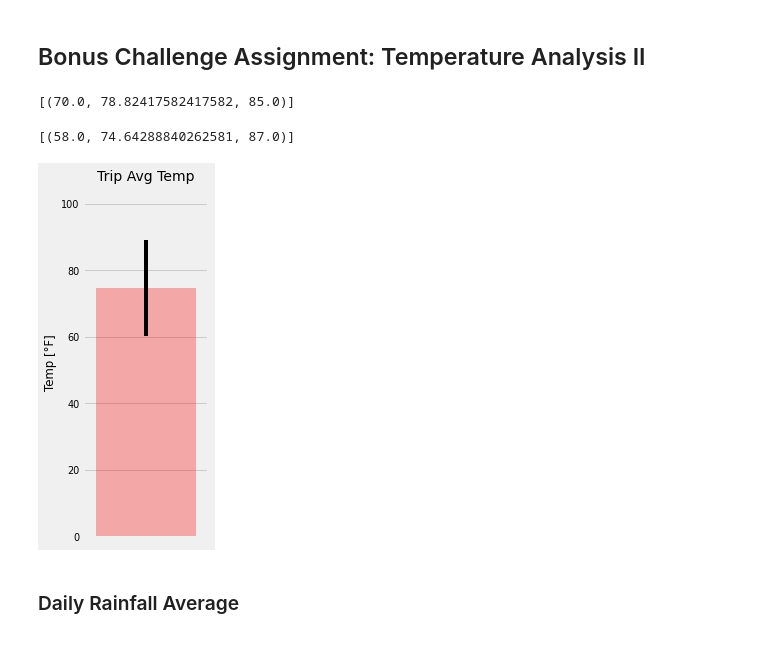
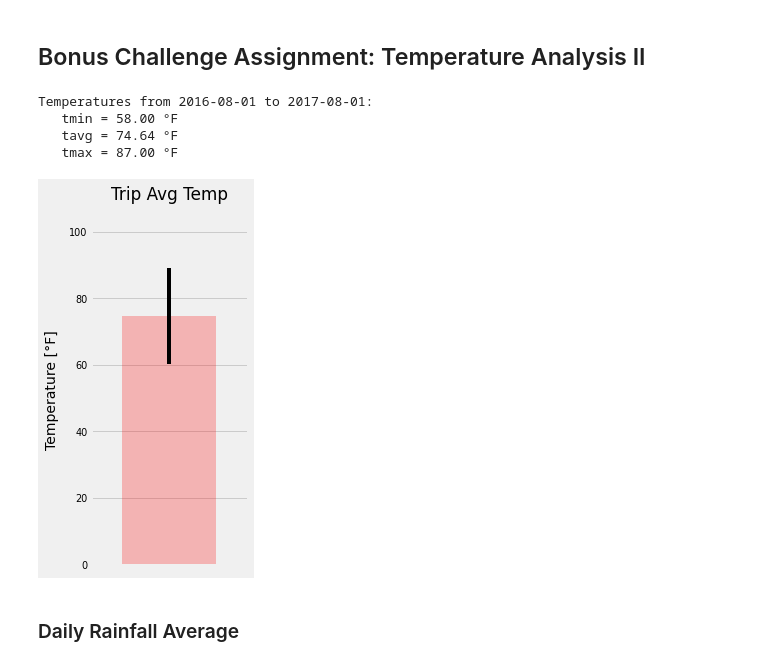
Before and after one commit to rperezme-data/DAB_H10_SQLAlchemy-challenge, a Jupyter notebook: ClimateSQLAlchemy/4_Temperature_Analysis_2.ipynb, the cells around one changed output. Saved outputs shown, nothing was run; the diff lists cells and outputs as text; code cells hidden in the pictures.

Commit message:
Clean code & Save plots

```diff
--- a/ClimateSQLAlchemy/4_Temperature_Analysis_2.ipynb
+++ b/ClimateSQLAlchemy/4_Temperature_Analysis_2.ipynb
@@ -55,41 +56,48 @@ def calc_temps(start_date, end_date):
         filter(Measurement.date >= start_date).filter(Measurement.date <= end_date).all()
 
 # For example
-print(calc_temps('2012-02-28', '2012-03-05'))
+# print(calc_temps('2012-02-28', '2012-03-05'))
-# %% [output]
-[(70.0, 78.82417582417582, 85.0)]
 # %%
 # Use the function `calc_temps` to calculate the tmin, tavg, and tmax
 # for a year in the data set
-start_date = '2016-08-01'
-end_date = '2017-08-01'
+start_date = '2017-08-01'
+minus_one_year = dt.datetime.strptime(start_date, "%Y-%m-%d").date() - relativedelta(years=1)
+minus_one_year = dt.datetime.strftime(minus_one_year, "%Y-%m-%d")
 
-print(calc_temps(start_date, end_date))
+tmin, tavg, tmax = calc_temps(minus_one_year, start_date)[0]
+
+print(f"Temperatures from {minus_one_year} to {start_date}:")
+print(f"   tmin = {tmin:.2f} °F")
+print(f"   tavg = {tavg:.2f} °F")
+print(f"   tmax = {tmax:.2f} °F")
 # %% [output]
-[(58.0, 74.64288840262581, 87.0)]
+Temperatures from 2016-08-01 to 2017-08-01:
+   tmin = 58.00 °F
+   tavg = 74.64 °F
+   tmax = 87.00 °F
 # %%
 # Plot the results from your previous query as a bar chart.
 # Use "Trip Avg Temp" as your Title
 # Use the average temperature for bar height (y value)
 # Use the peak-to-peak (tmax-tmin) value as the y error bar (yerr)
 
-tmin, tavg, tmax = calc_temps(start_date, end_date)[0]
 yerr = (tmax-tmin)/2
 
-plt.figure(figsize=(2,6))
-plt.bar(x=.5, height=tavg, yerr=yerr, color='red', alpha=0.3)
+plt.figure(figsize=(2.5,6))
+plt.bar(x=.5, height=tavg, width=0.6, yerr=yerr, color='red', alpha=0.25)
 
-plt.title("Trip Avg Temp", size="medium")
-plt.ylabel("Temp [°F]", size="small")
+plt.title("Trip Avg Temp", pad=15, fontsize="large")
+plt.ylabel("Temperature [°F]", labelpad=10, fontsize="medium")
 
 plt.xlim(0,1)
 plt.ylim(0,100+5)
 plt.xticks(ticks=[])
 plt.yticks(ticks=range(0,100+1,20), size="x-small")
 
+plt.savefig('Images/Trip_Avg_Temp.png', bbox_inches='tight')
 plt.show()
 # %% [output]
-[figure, old version]
+[figure, new version]
 # %% [markdown]
 ### Daily Rainfall Average
 # %%
```
Also changed, not shown: parts of 10 cells of this notebook, 2 other files.
